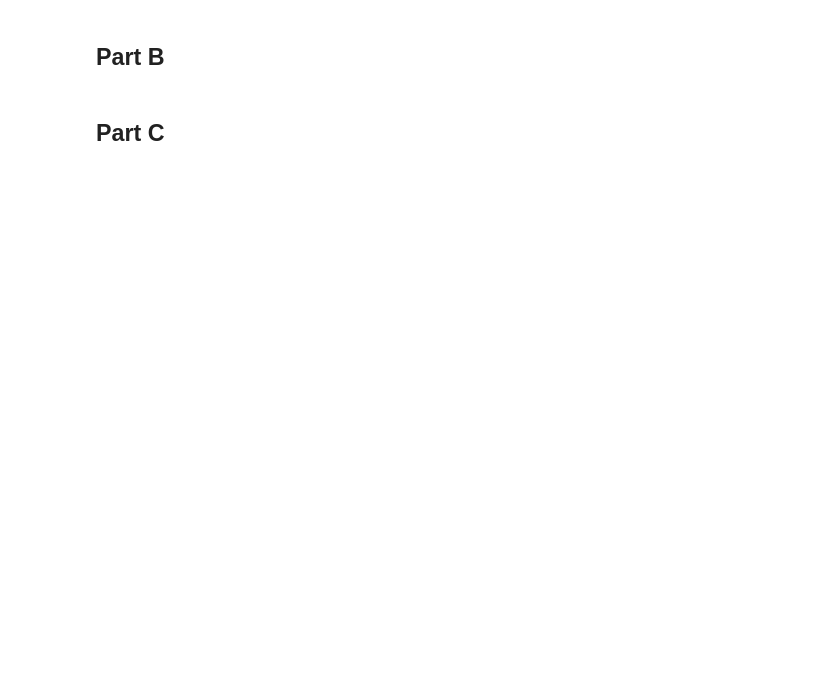
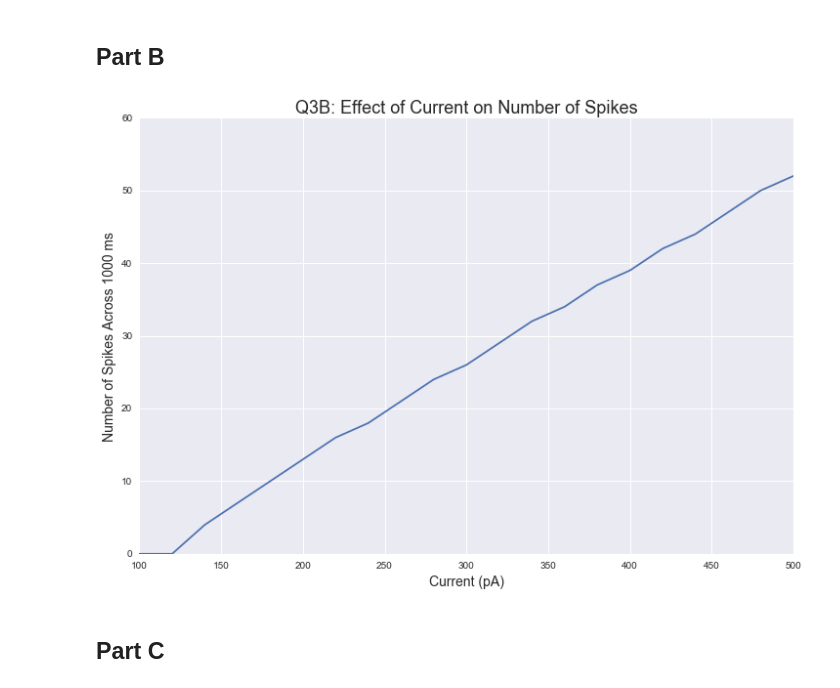
Before and after one commit to tsalo/comp-neuro, a Jupyter notebook: Homework 2- Single AdEx Neuron.ipynb, the cells around one changed output. Saved outputs shown, nothing was run; the diff lists cells and outputs as text; code cells hidden in the pictures; blank space fills up the shorter version.

```diff
--- a/Homework 2- Single AdEx Neuron.ipynb
+++ b/Homework 2- Single AdEx Neuron.ipynb
@@ -286,6 +305,17 @@ for current in current_range:
     n_spikes_b.append(rec.count[0])
 names['B'] = {'n_spikes': n_spikes_b,
               'descrip': r'AdEx: high $\tau_w$, low b, low $u_r$'}
+# %%
+# Plot B
+fig, ax = plt.subplots()
+
+ax.set_xlabel('Current (pA)', fontsize=14)
+ax.set_ylabel('Number of Spikes Across 1000 ms', fontsize=14)
+ax.set_title('Q3B: Effect of Current on Number of Spikes', fontsize=18)
+ax.plot(current_range, n_spikes_b)
+plt.show()
+# %% [output]
+[figure, added]
 # %% [markdown]
 ## Part C
 # %%
```
Also changed, not shown: parts of 25 cells of this notebook.
